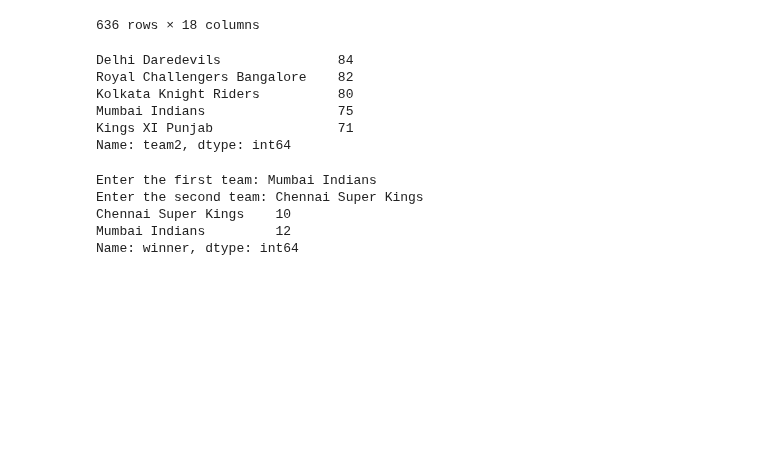
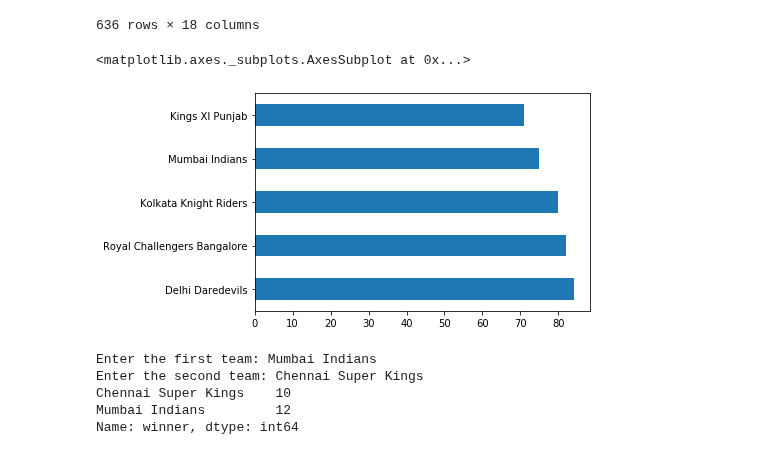
Before and after one commit to Kd2706/pandas, a Jupyter notebook: IPL Analysis (1).ipynb, the cells around one changed output. Saved outputs shown, nothing was run; the diff lists cells and outputs as text; code cells hidden in the pictures; blank space fills up the shorter version.

```diff
--- a/IPL Analysis (2).ipynb
+++ b/IPL Analysis (1).ipynb
@@ -25,15 +25,12 @@ data
 | 635 | 636 | 2016 | Bangalore | 2016-05-29 | Sunrisers Hyderabad | Royal Challengers Bangalore | Sunrisers Hyderabad | bat | normal | 0 | ... |
 636 rows × 18 columns
 # %%
+import matplotlib.pyplot as plt
 most_matches=data['team1' and 'team2'].value_counts().head()
-most_matches
+most_matches.plot(kind="barh")
 # %% [output]
-Delhi Daredevils               84
-Royal Challengers Bangalore    82
-Kolkata Knight Riders          80
-Mumbai Indians                 75
-Kings XI Punjab                71
-Name: team2, dtype: int64
+<matplotlib.axes._subplots.AxesSubplot at 0x...>
+[figure, added]
 # %%
  def win_record(team1,team2):
     mask1=data['team1']==team1
```
